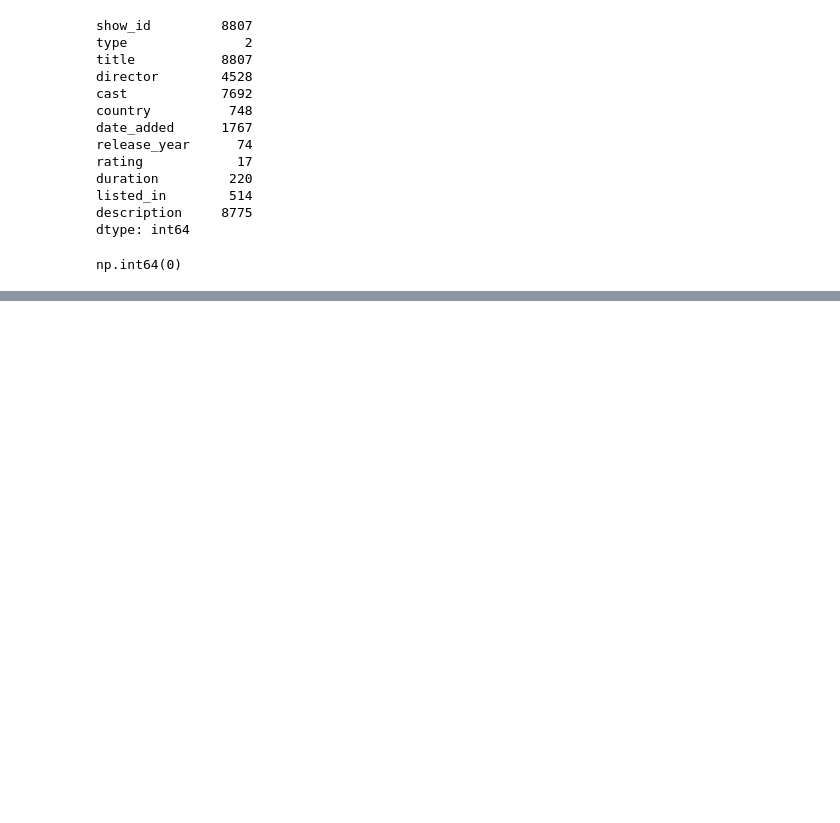
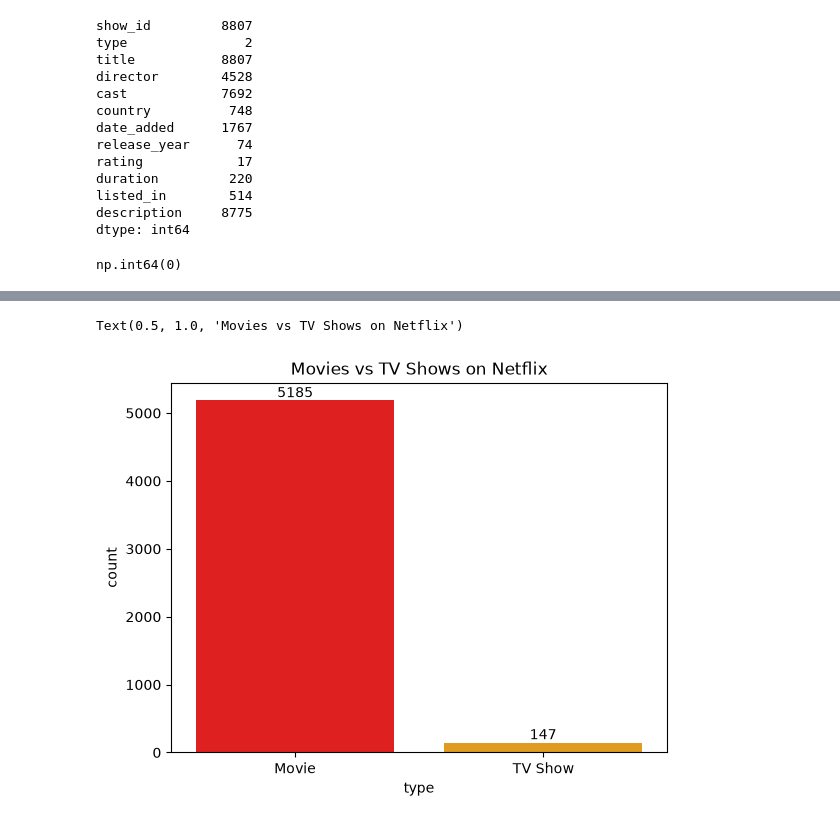
Before and after one commit to mdraihanmostafa746-coder/Netflix-Data-Analysis, a Jupyter notebook: notebooks/netflix_analysis.ipynb, the cells around one changed output, grey strips where cells are left out. Cells and saved outputs as stored; diff of their text form; code cells hidden in the pictures; blank space fills up the shorter version.

Commit message:
Check data visualization & check the result plot

```diff
--- a/notebooks/netflix_analysis.ipynb
+++ b/notebooks/netflix_analysis.ipynb
@@ -162,3 +162,19 @@ df["date_added"] = pd.to_datetime(
 df["day_added"] = df["date_added"].dt.day
 df["year_added"] = df["date_added"].dt.year
 df["month_added"] = df["date_added"].dt.month
+# %%
+ax = sns.countplot(
+    x='type',
+    data=df,
+    order=df['type'].value_counts().index,
+    hue='type',
+    palette={'Movie': 'red', 'TV Show': 'orange'},
+    legend=False
+)
+
+for container in ax.containers:
+    ax.bar_label(container)
+plt.title("Movies vs TV Shows on Netflix")
+# %% [output]
+Text(0.5, 1.0, 'Movies vs TV Shows on Netflix')
+[figure, added]
```
Also changed, not shown: 1 other file.
